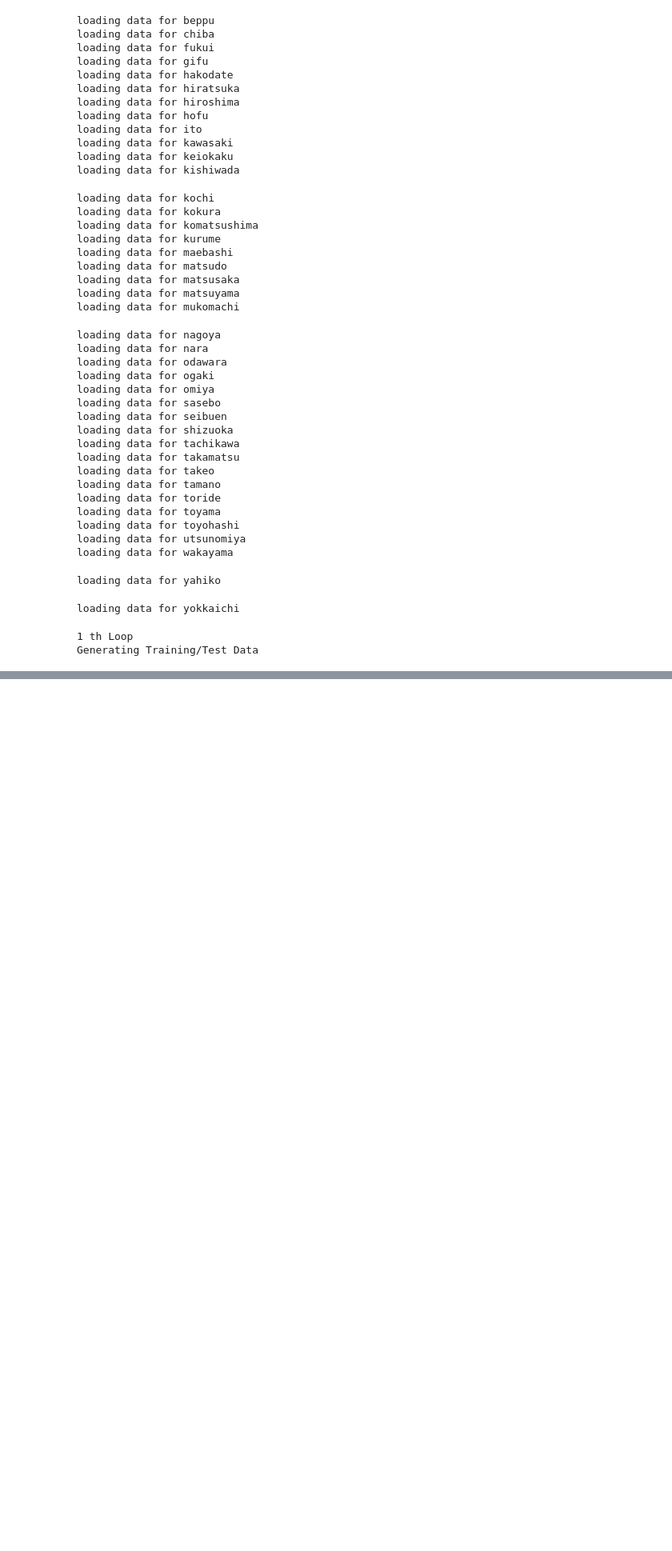
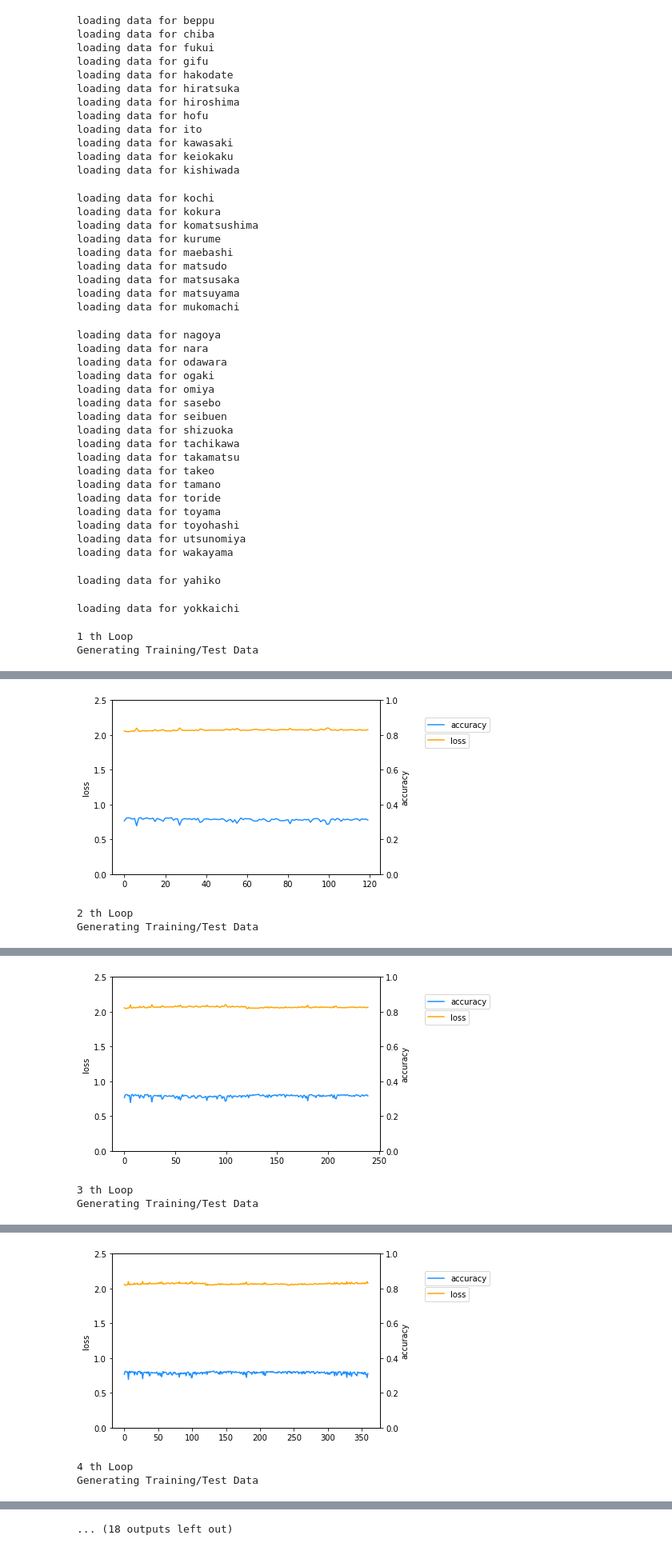
Before and after one commit to takeruts/keirin_ai, a Jupyter notebook: train.ipynb, the cells around one changed output, grey strips where cells are left out. Shown: that part at 80% size. Cells and saved outputs as stored; diff of their text form; code cells hidden in the pictures; blank space fills up the shorter version.

```diff
--- a/train.ipynb
+++ b/train.ipynb
@@ -222,9 +218,18 @@ class DNN(object):
         train_step = self.training(loss)
         accuracy = self.accuracy(y, t)
 
+        sess = tf.Session()
+
+        # TensorBoardで追跡する変数を定義
+        with tf.name_scope('summary'):
+            tf.summary.scalar('loss', loss)
+            merged = tf.summary.merge_all()
+            writer = tf.summary.FileWriter('./logs', sess.graph)
+
         init = tf.global_variables_initializer()
-        sess = tf.Session()
         sess.run(init)
+
+        writer.close()
 
         self._y = y
         self._sess = sess
@@ -262,6 +267,9 @@ class DNN(object):
                       ' loss:', loss_,
                       ' accuracy:', accuracy_)
 
+        saver = tf.train.Saver()
+        saver.save(sess, "model/training_model")
+
         return self._history
 
     def evaluate(self, X_test, Y_test):
@@ -344,14 +352,16 @@ loading data for wakayama
 loading data for yahiko
 loading data for yokkaichi
 # %%
-for loop in range(1):
+for loop in range(10):
     print(loop+1, "th Loop")
     print("Generating Training/Test Data")
     X_train, X_test, Y_train, Y_test = get_train_test_data(df_train)
 
-    model = DNN(n_in = len(X_train[1]), n_hiddens=[256, 256], n_out=9)
+    if loop == 0:
+        model = DNN(n_in = len(X_train[1]), n_hiddens=[256, 256], n_out=9)
+
     print("Training ...")
-    history = model.fit(X_train, Y_train, nb_epoch = 300, batch_size=32, p_keep=0.5)
+    history = model.fit(X_train, Y_train, nb_epoch = 120, batch_size=32, p_keep=0.5)
 
     accuracy = model.evaluate(X_test, Y_test)
     print('accuracy: ', accuracy)
@@ -378,0 +389,3 @@ epoch: 169  loss: 2.0717604  accuracy: 0.31175807
+[figure, added]
+2 th Loop
+Generating Training/Test Data
@@ -378,0 +409,3 @@ epoch: 169  loss: 2.0717604  accuracy: 0.31175807
+[figure, added]
+3 th Loop
+Generating Training/Test Data
@@ -378,0 +429,3 @@ epoch: 169  loss: 2.0717604  accuracy: 0.31175807
+[figure, added]
+4 th Loop
+Generating Training/Test Data
@@ -378,0 +450 @@ epoch: 169  loss: 2.0717604  accuracy: 0.31175807
+... (18 outputs left out)
```
Also changed, not shown: parts of 2 cells of this notebook, 21 other files.
